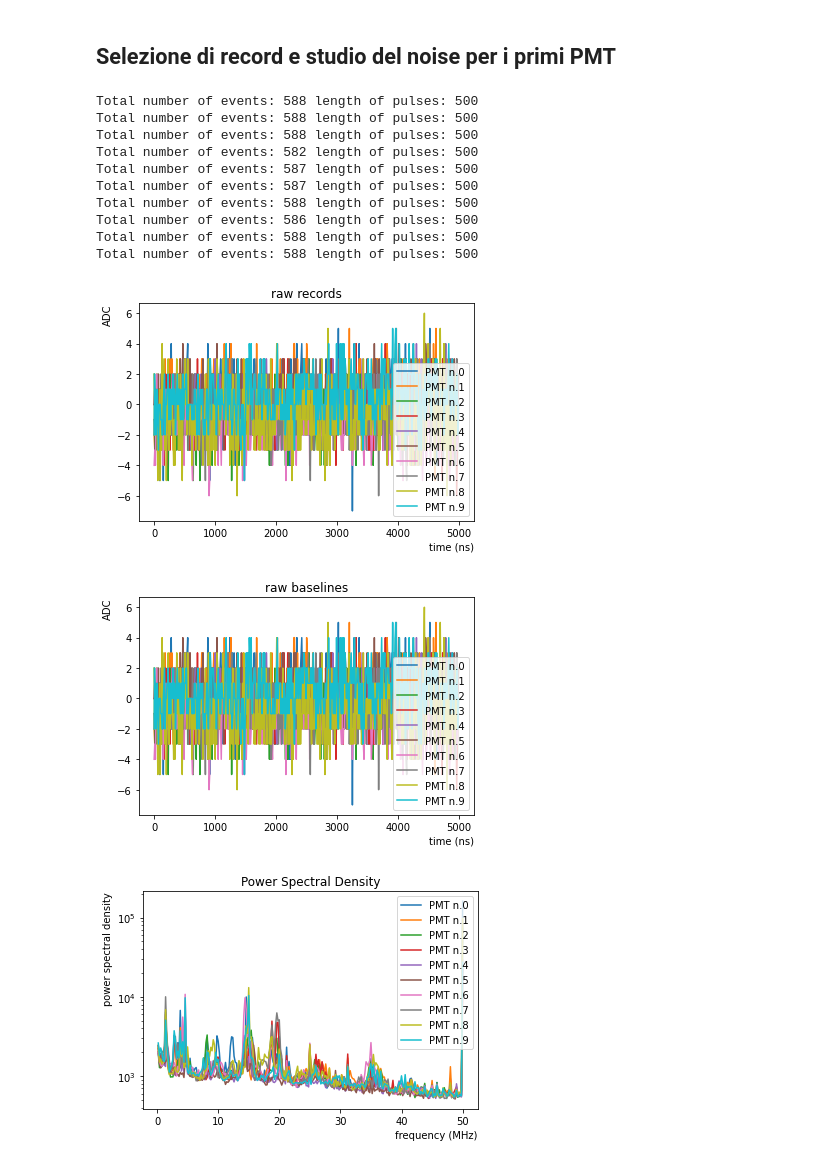
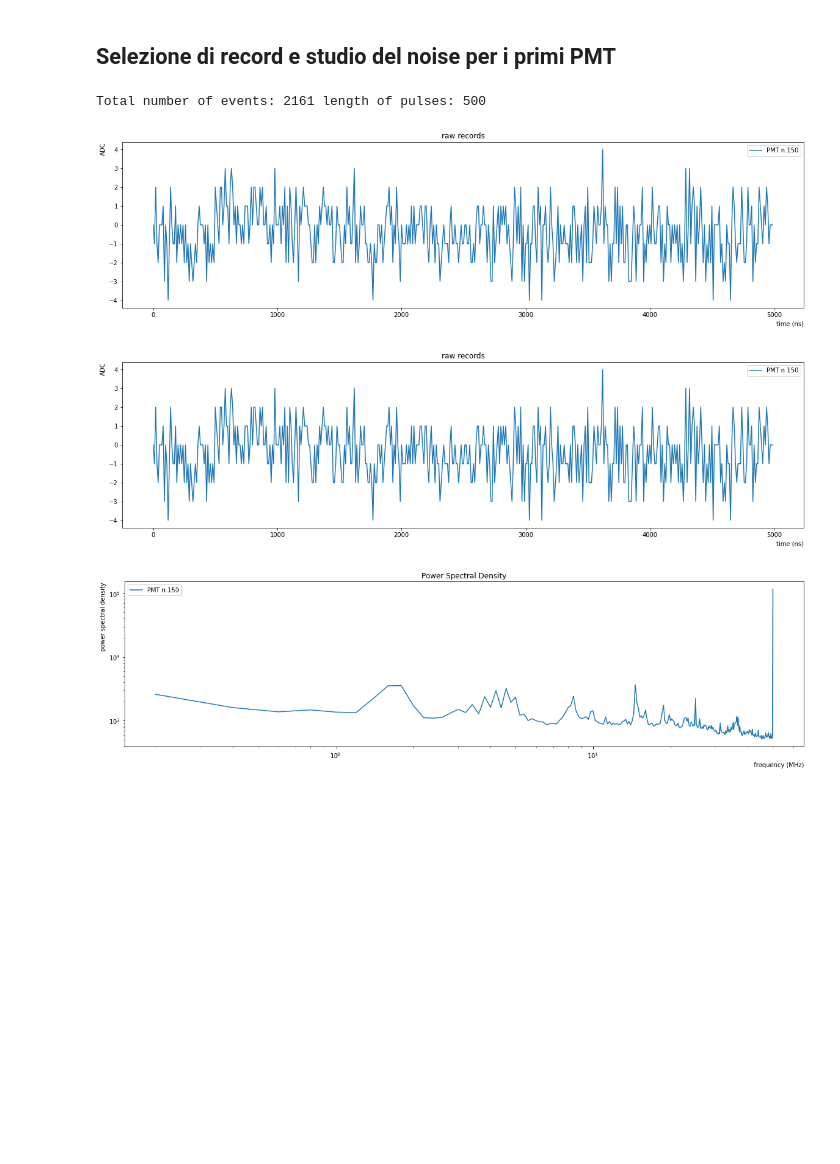
Before and after one commit to valerioda/xenon-note, a Jupyter notebook: straxferno/2-PMT-pulse-analysis.ipynb, the cells around one changed output. Saved outputs shown, nothing was run; the diff lists cells and outputs as text; code cells hidden in the pictures; blank space fills up the shorter version.

```diff
--- a/straxferno/2-PMT-pulse-analysis.ipynb
+++ b/straxferno/2-PMT-pulse-analysis.ipynb
@@ -68,8 +70,8 @@ Plot dei primi records del run
 # %% [markdown]
 Si selezionano i record soltanto per i primi 30 secondi del run.
 # %%
-rr = st.get_array(run_id, 'raw_records', seconds_range=(0, 2))
-rr_he = st.get_array(run_id, 'raw_records_he', seconds_range=(0, 2))
+rr = st.get_array(run_id, 'raw_records', seconds_range=(0, 10))
+#rr_he = st.get_array(run_id, 'raw_records_he', seconds_range=(0, 2))
 # %%
 def plotRecords(rr,nn,llim,rlim,dlim,ulim):
     dt = rr['dt'][0]
@@ -119,7 +123,7 @@ def plotPMT(rr,id):
     if nev < 100: return
     dt = rr['dt'][0]
     dts = np.arange(0,rr['data'].shape[1]*dt,dt)
-    plt.figure(1)
+    plt.figure(1,figsize=(20,5))
     #for i in range(nn):
     #plt.plot(dts,rrs[i],label=f"{rr['channel'][i]} L={rr['pulse_length'][i]}")
     plt.plot(dts,rrs[0],label=f"PMT n.{id}")
@@ -133,11 +137,11 @@ def plotPMT(rr,id):
     for i in range(nev):
         for j in range(bsize):
             bls[i][j] = rrs[i][j]
-    plt.figure(2)
+    plt.figure(2,figsize=(20,5))
     #for i in range(nn):
     #plt.plot(dts[:bsize],bls[i],label=f"{rr['channel'][i]} L={rr['pulse_length'][i]}")
     plt.plot(dts[:bsize],bls[0],label=f"PMT n.{id}")
-    plt.title('raw baselines')
+    plt.title('raw records')
     plt.legend()
     plt.xlabel("time (ns)", ha='right', x=1)
     plt.ylabel(f"ADC", ha='right', y=1)
@@ -150,11 +154,11 @@ def plotPMT(rr,id):
         else: power_spectrum += np.square(abs_fft)
     power_spectrum /= nev
     frequency = np.linspace(0, sampling_rate/2, len(power_spectrum))
-    plt.figure(3)
+    plt.figure(3,figsize=(20,5))
     plt.plot(frequency[1:], power_spectrum[1:],label=f"PMT n.{id}")
     plt.title('Power Spectral Density')
     plt.legend()
-    #plt.xscale("log")
+    plt.xscale("log")
     plt.yscale("log")
     plt.xlabel("frequency (MHz)", ha='right', x=1)
     plt.ylabel(f"power spectral density", ha='right', y=1)
@@ -173,19 +177,10 @@ def plotPMT(rr,id):
     plt.imshow(noise_matr, cmap='viridis',origin='lower')
     plt.colorbar()
 # %%
-for i in range(10):
-    plotPMT(rr0,i)
+for i in range(1):
+    plotPMT(rr0,i+150)
 # %% [output]
-Total number of events: 588 length of pulses: 500
-Total number of events: 588 length of pulses: 500
-Total number of events: 588 length of pulses: 500
-Total number of events: 582 length of pulses: 500
-Total number of events: 587 length of pulses: 500
-Total number of events: 587 length of pulses: 500
-Total number of events: 588 length of pulses: 500
-Total number of events: 586 length of pulses: 500
-Total number of events: 588 length of pulses: 500
-Total number of events: 588 length of pulses: 500
+Total number of events: 2161 length of pulses: 500
-[figure, old version]
+[figure, new version]
-[figure, old version]
+[figure, new version]
-[figure, old version]
+[figure, new version]
```
Also changed, not shown: parts of 7 cells of this notebook.
